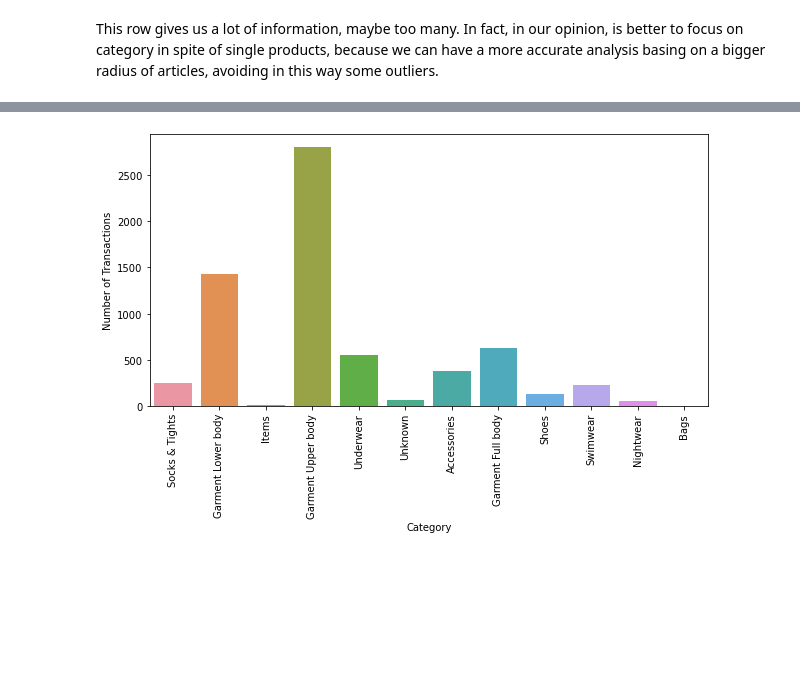
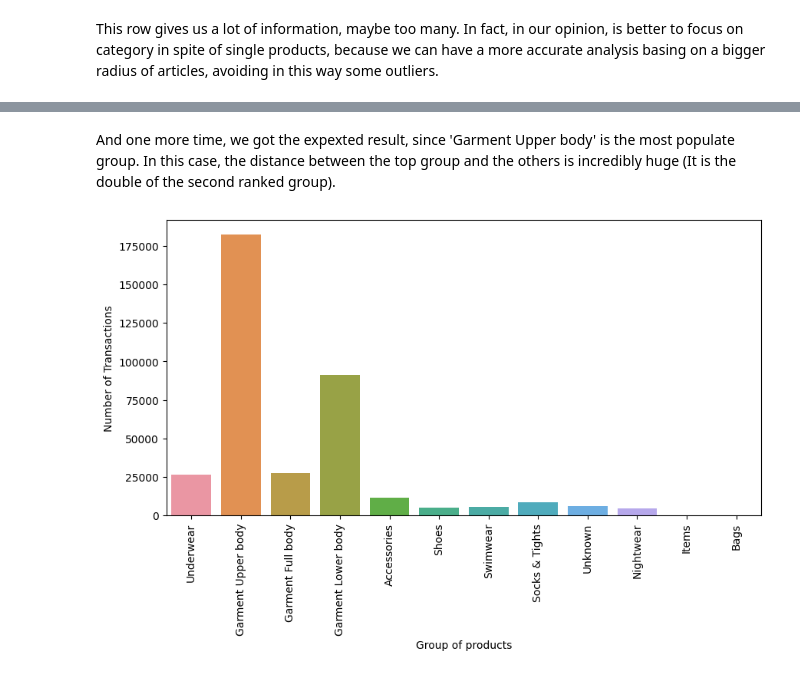
Before and after one commit to alessiabresolin/275601, a Jupyter notebook: project.ipynb, the cells around one changed output, grey strips where cells are left out. Cells and saved outputs as stored; diff of their text form; code cells hidden in the pictures; blank space fills up the shorter version.

Commit message:
Transaction correction + update.

```diff
--- a/project.ipynb
+++ b/project.ipynb
@@ -547,0 +521,10 @@ print (category_list)
+# %%
+group_transactions = {}
+for i,row in transactions.iterrows():
+    if article_group_dict[row['article_id']] in group_transactions.keys():
+        group_transactions[article_group_dict[row['article_id']]] += 1
+    else:
+        group_transactions[article_group_dict[row['article_id']]] = 1
+
+group_transactions_df = pd.DataFrame({'Group of products':list(group_transactions.keys()),'Number of Transactions':list(group_transactions.values())})
+group_transactions_df.sort_values(by='Number of Transactions', ascending = False)
@@ -548,7 +545,10 @@ print (category_list)
+# %% [markdown]
+And one more time, we got the expexted result, since 'Garment Upper body' is the most populate group.
+In this case, the distance between the top group and the others is incredibly huge (It is the double of the second ranked group).
 # %%
 plt.figure(figsize=(10,5))
-sns.barplot(x='Category', y='Number of Transactions', data=dfcategories)
+sns.barplot(x='Group of products', y='Number of Transactions', data=group_transactions_df)
 plt.xticks(rotation=90)
 plt.show()
 # %% [output]
-[figure, old version]
+[figure, new version]
```
Also changed, not shown: parts of 28 cells of this notebook.
